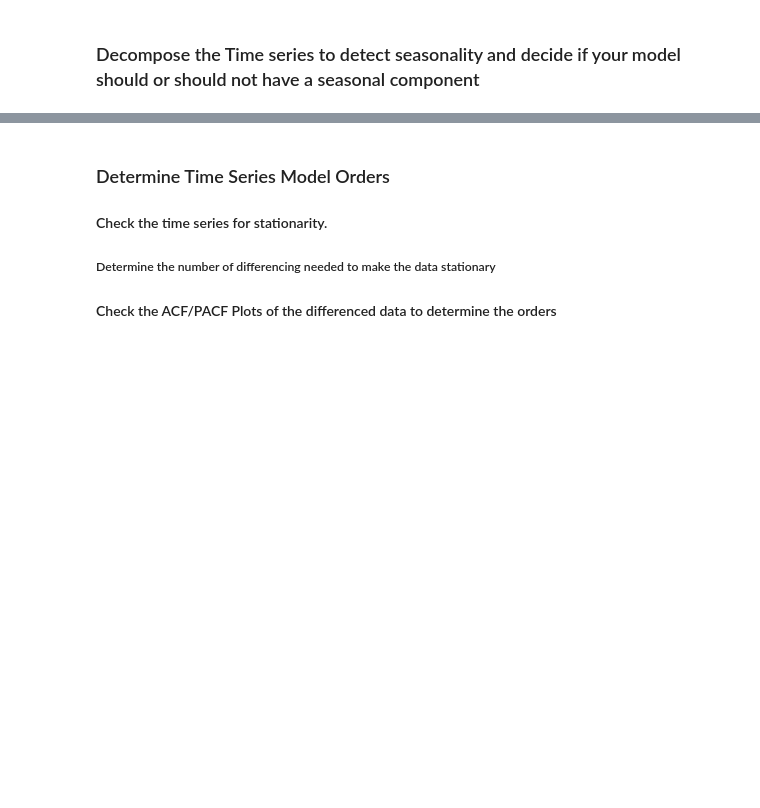
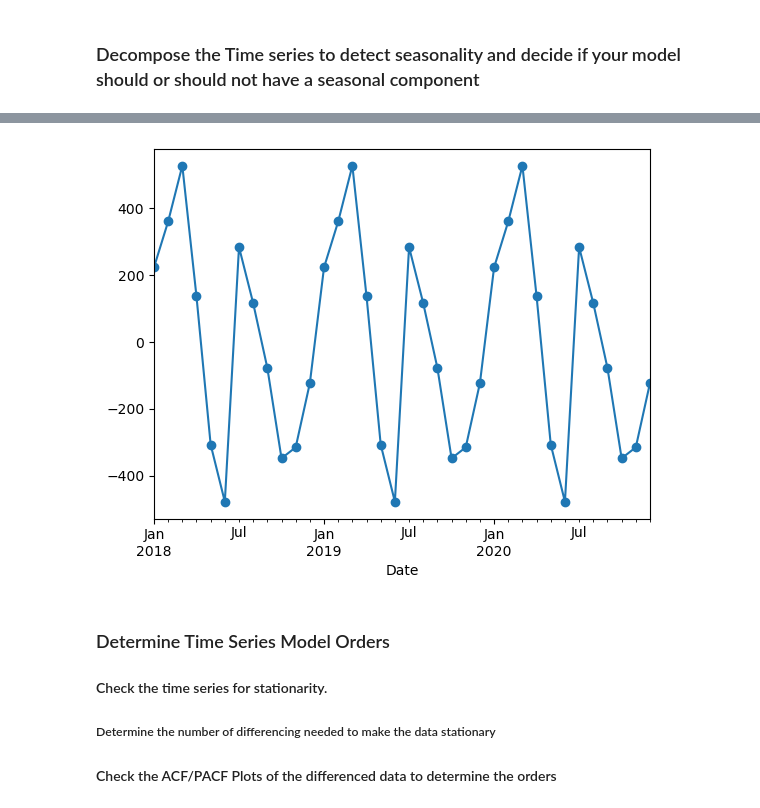
Before and after one commit to EhLeeOod/time-series, a Jupyter notebook: core-wide-form-time-data.ipynb, the cells around one changed output, grey strips where cells are left out. Drawn from its saved outputs; the diff is of its cells as text; code cells hidden in the pictures; blank space fills up the shorter version.

```diff
--- a/core-wide-form-time-data.ipynb
+++ b/core-wide-form-time-data.ipynb
@@ -379,3 +406,11 @@ dtype: int64
+# %%
+# zoom in on seasonal decomposition
+seasonal = decomp.seasonal
+ax = seasonal.loc['2018': '2020'].plot(marker = 'o')
+
+# There are 12 points between peaks, indicating a seasonal period of 12 months.
+# %% [output]
+[figure, added]
 # %% [markdown]
 ### Determine Time Series Model Orders
 #### Check the time series for stationarity.
```
Also changed, not shown: parts of 9 cells of this notebook.
